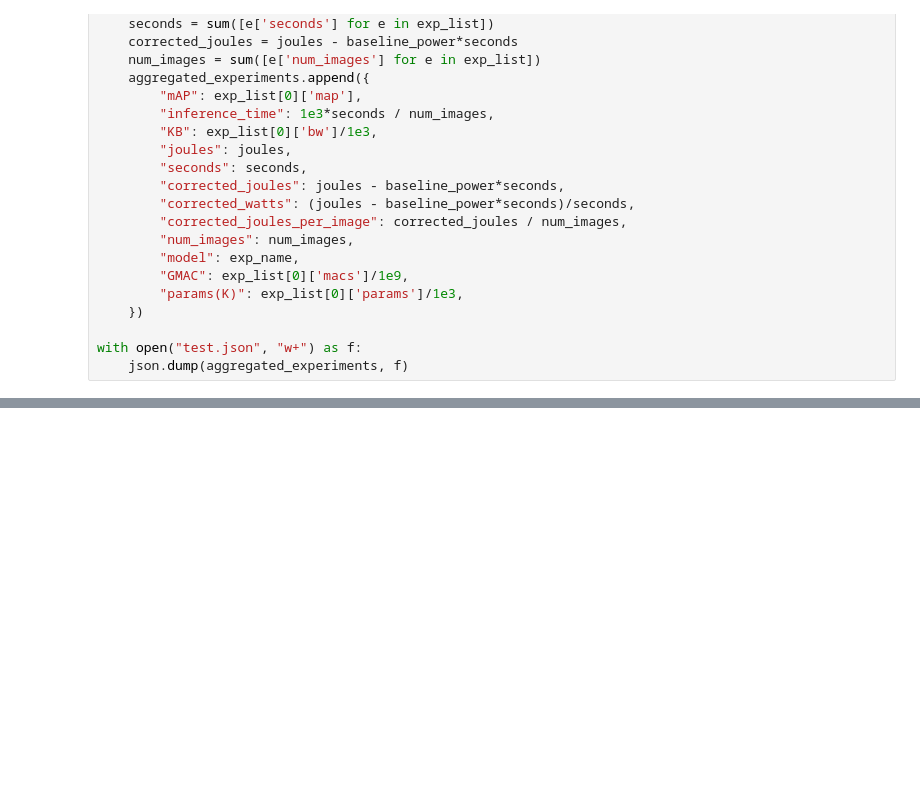
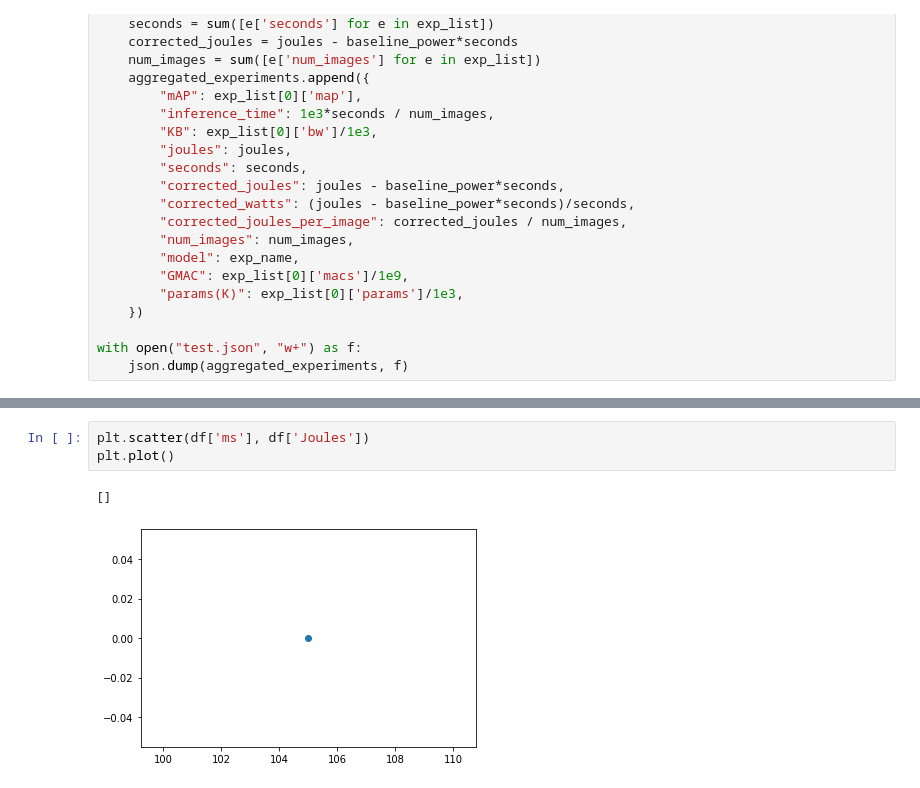
Before and after one commit to jsiloto/adaptive-cod-on-device, a Jupyter notebook: host/data_analysis.ipynb, the cells around one changed output, grey strips where cells are left out. Saved outputs shown, nothing was run; the diff lists cells and outputs as text; blank space fills up the shorter version.

```diff
--- a/host/data_analysis.ipynb
+++ b/host/data_analysis.ipynb
@@ -163,0 +192,6 @@ plt.show()
+# %%
+plt.scatter(df['ms'], df['Joules'])
+plt.plot()
+# %% [output]
+[]
+[figure, added]
```
Also changed, not shown: parts of 7 cells of this notebook, 7 other files.
